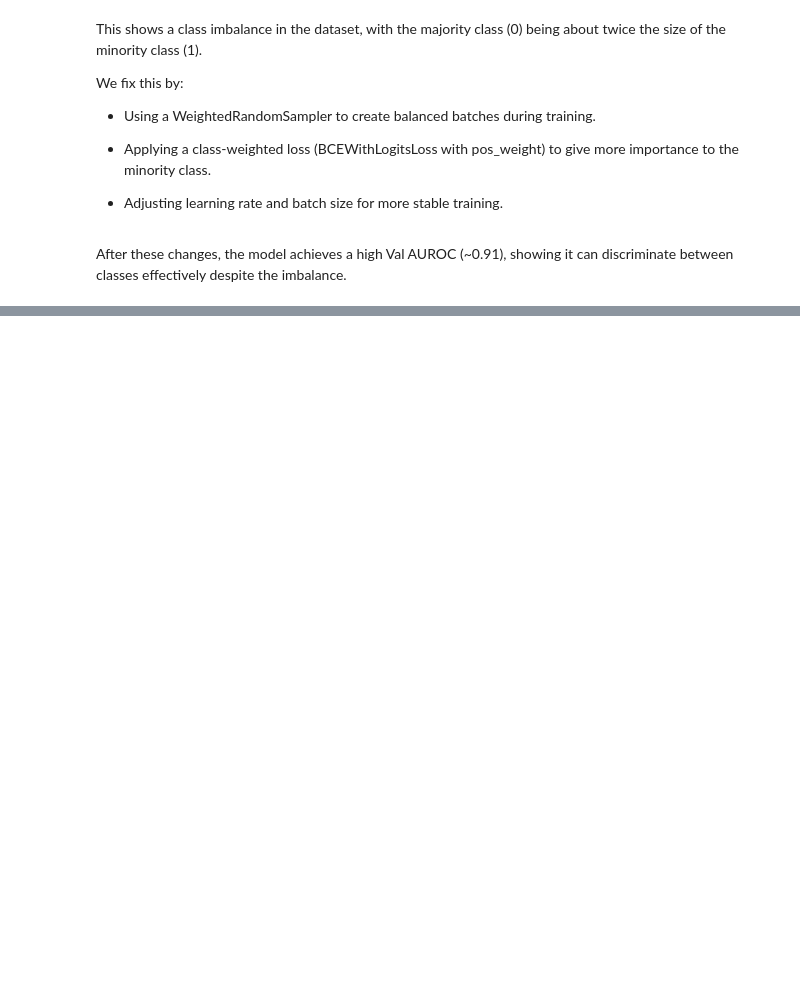
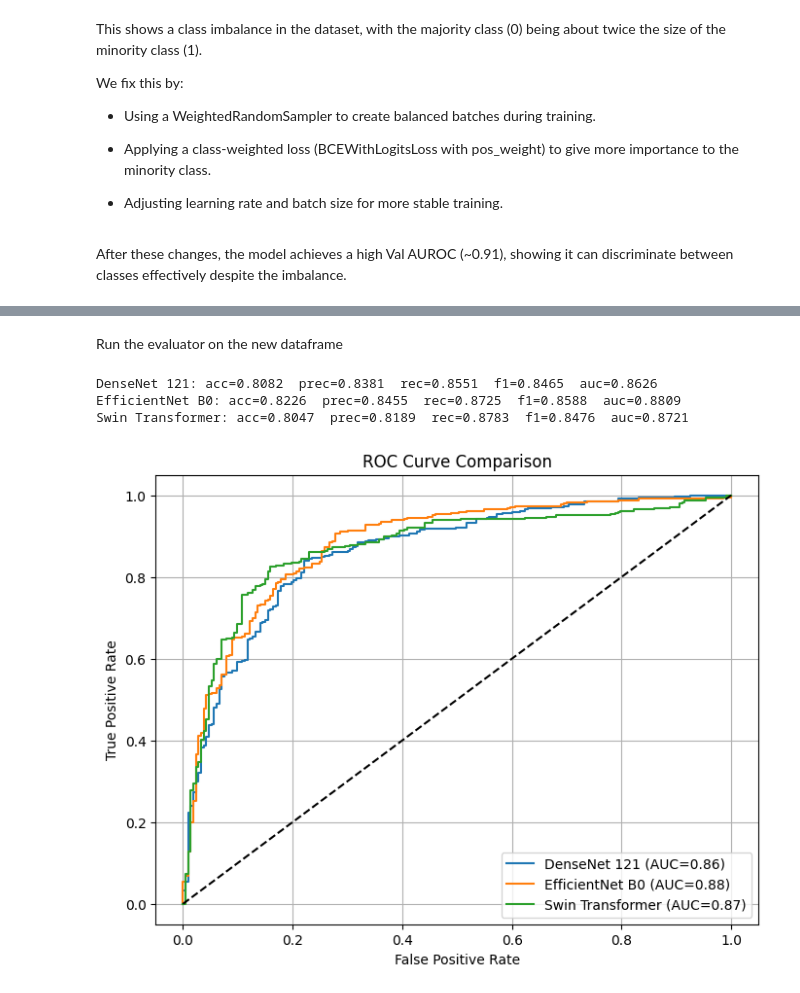
Before and after one commit to albarqounilab/BILD-Summer-School, a Jupyter notebook: notebooks/day1/classification_exercise.ipynb, the cells around one changed output, grey strips where cells are left out. Cells and saved outputs as stored; diff of their text form; code cells hidden in the pictures; blank space fills up the shorter version.

```diff
--- a/notebooks/day1/classification_exercise.ipynb
+++ b/notebooks/day1/classification_exercise.ipynb
@@ -1023,0 +1034,23 @@ for model, name in zip(model_list, model_names):
+# %%
+from sklearn.metrics import roc_auc_score, roc_curve
+
+true_labels = np.array([0, 0, 1, 1, 0, 1, 0, 1, 0, 0, 1, 1, 0, 1, 0, 1, 1, 0, 0, 1])
+predicted_probabilities = np.array([0.4, 0.3, 0.7, 0.3, 0.4, 0.4, 0.2, 0.45, 0.35, 0.15, 0.55, 0.85, 0.25, 0.85, 0.45, 0.7, 0.95, 0.95, 0.8, 0.8])
+
+# Calculate ROC AUC
+roc_auc = roc_auc_score(true_labels, predicted_probabilities)
+print(f"ROC AUC: {roc_auc:.4f}")
+
+# Plot ROC curve
+fpr, tpr, thresholds = roc_curve(true_labels, predicted_probabilities)
+
+plt.figure()
+plt.plot(fpr, tpr, label=f'ROC curve (area = {roc_auc:.2f})')
+plt.plot([0, 1], [0, 1], 'k--')
+plt.xlim([0.0, 1.0])
+plt.ylim([0.0, 1.05])
+plt.xlabel('False Positive Rate')
+plt.ylabel('True Positive Rate')
+plt.title('Receiver Operating Characteristic')
+plt.legend(loc="lower right")
+plt.show()
@@ -1055,0 +1388,21 @@ By applying Grad-CAM, Score-CAM, Grad-CAM++, and LIME on our test set, we genera
+# %% [markdown]
+Run the evaluator on the new dataframe
+# %%
+test_ds = ChestXrayDataset(test_df, img_dir, transform=val_transforms)
+test_loader = DataLoader(
+    test_ds,
+    batch_size=32,
+    num_workers=8,
+    pin_memory=True,
+    shuffle=False
+)
+
+model_list  = [model_densenet, model_enb0, model_swin]
+model_names = ['DenseNet 121', 'EfficientNet B0', 'Swin Transformer']
+
+out = eval_models(model_list, model_names, test_loader, device=device, threshold=0.5, plot_roc=True)
+# %% [output]
+DenseNet 121: acc=0.8082  prec=0.8381  rec=0.8551  f1=0.8465  auc=0.8626
+EfficientNet B0: acc=0.8226  prec=0.8455  rec=0.8725  f1=0.8588  auc=0.8809
+Swin Transformer: acc=0.8047  prec=0.8189  rec=0.8783  f1=0.8476  auc=0.8721
+[figure, added]
```
Also changed, not shown: parts of 119 cells of this notebook, 4 other files.
